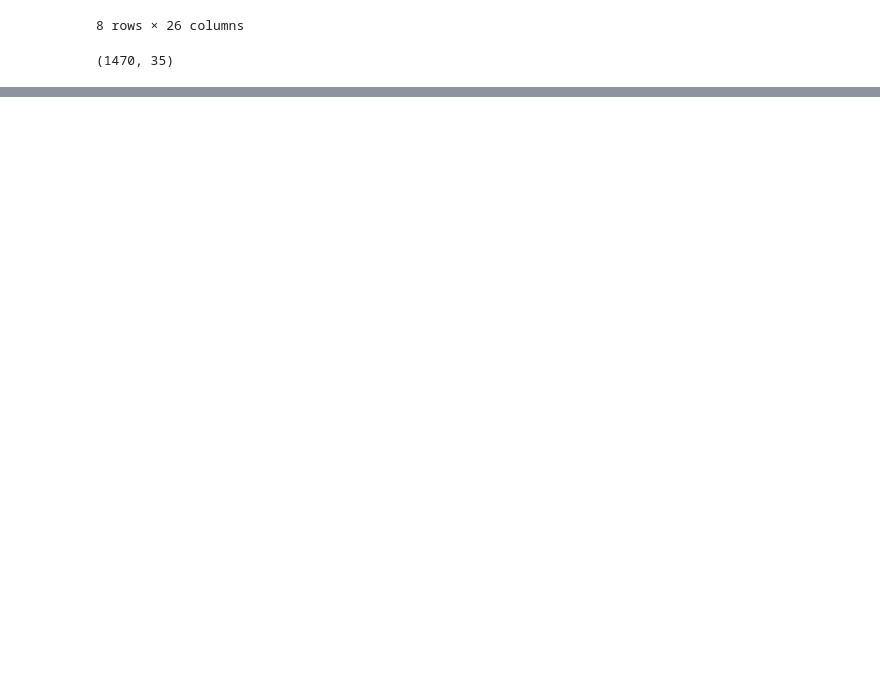
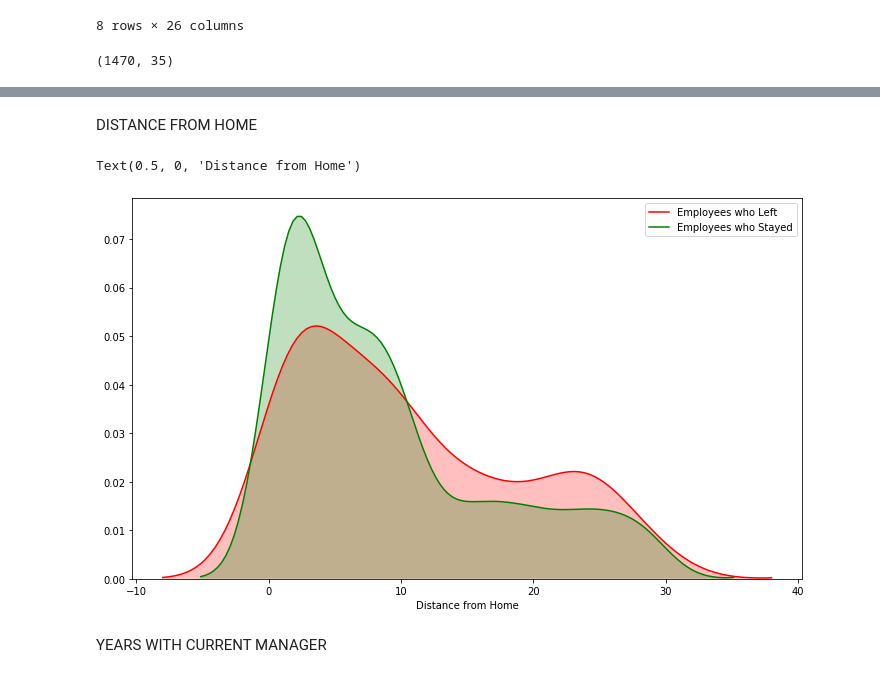
Before and after one commit to EvelinPaulik/Employee-Retention-Classification-Model, a Jupyter notebook: HR Classification Model.ipynb, the cells around one changed output, grey strips where cells are left out. Drawn from its saved outputs; the diff is of its cells as text; code cells hidden in the pictures; blank space fills up the shorter version.

```diff
--- a/HR Classification Model.ipynb
+++ b/HR Classification Model.ipynb
@@ -89,0 +180,5 @@ employee_df.shape
+# %%
+# Creating dataframe from employees who left and employees who Stayed
+
+left_df = employee_df[employee_df['Attrition']==1]
+stayed_df = employee_df[employee_df['Attrition']==0]
@@ -89,0 +289,16 @@ employee_df.shape
+# %% [markdown]
+DISTANCE FROM HOME
+# %%
+# Creating a KDE plot to visualize the relationship between distance from home and turnover rate
+
+plt.figure(figsize=[12,7])
+
+sns.kdeplot(left_df['DistanceFromHome'], label='Employees who Left', shade=True, color='r')
+sns.kdeplot(stayed_df['DistanceFromHome'], label='Employees who Stayed', shade=True, color='g')
+
+plt.xlabel('Distance from Home')
+# %% [output]
+Text(0.5, 0, 'Distance from Home')
+[figure, added]
+# %% [markdown]
+YEARS WITH CURRENT MANAGER
```
Also changed, not shown: parts of 33 cells of this notebook.
